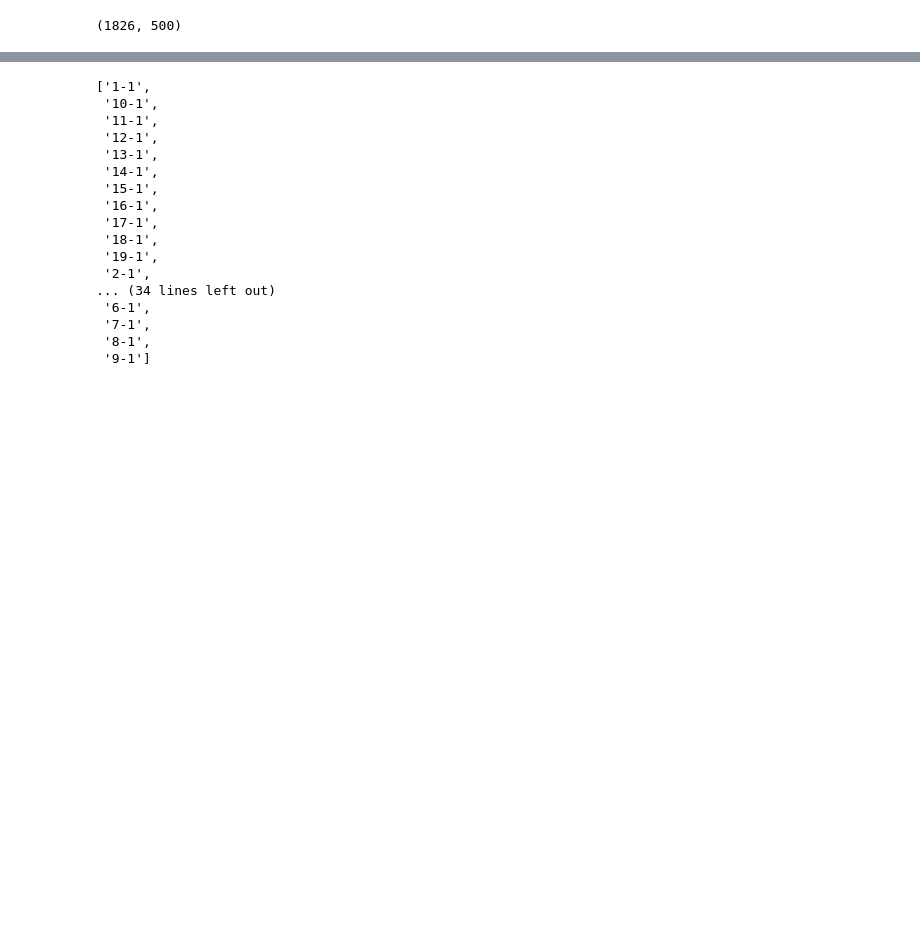
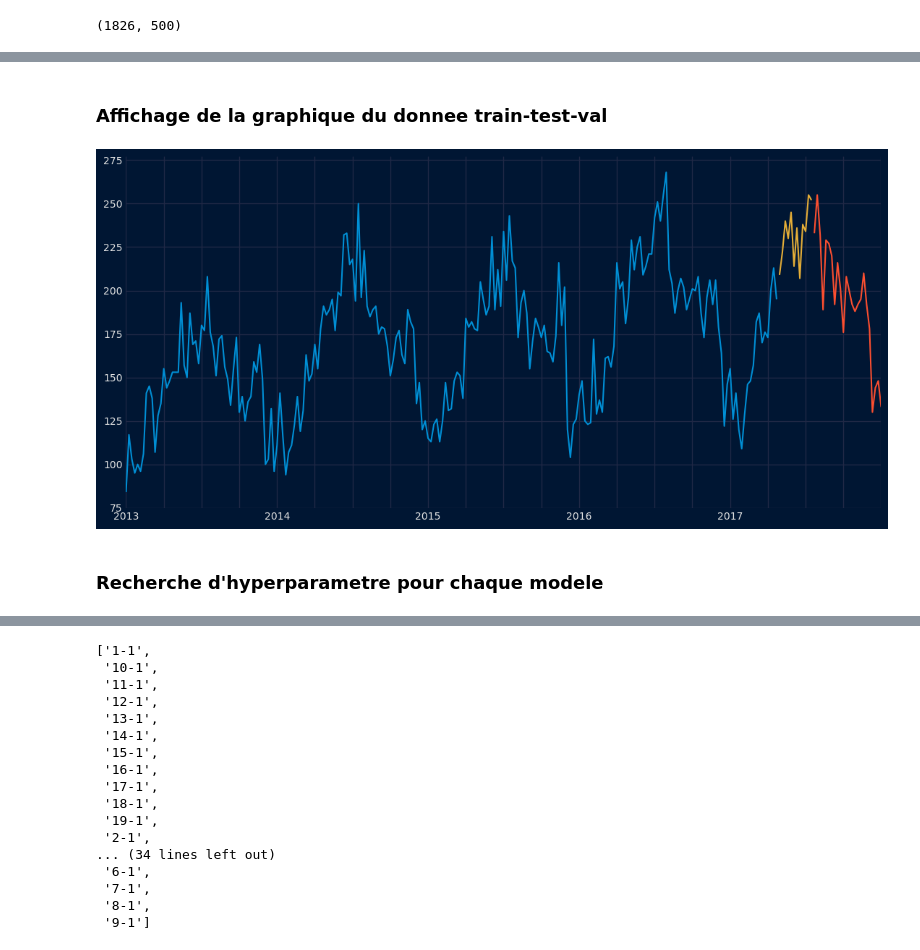
Before and after one commit to AinaRazafinjato/data-science-predistock, a Jupyter notebook: notebook/skforecast/Prevision multivarie dependante.ipynb, the cells around one changed output, grey strips where cells are left out. Saved outputs shown, nothing was run; the diff lists cells and outputs as text; code cells hidden in the pictures; blank space fills up the shorter version.

```diff
--- a/notebook/skforecast/Prevision multivarie dependante.ipynb
+++ b/notebook/skforecast/Prevision multivarie dependante.ipynb
@@ -206,0 +200,13 @@ Test shape: (24, 500)
+# %% [markdown]
+### Affichage de la graphique du donnee train-test-val
+# %%
+plt.figure(figsize=(12, 6))
+set_dark_theme()
+train_set.iloc[:,1].plot(label='train')
+test_set.iloc[:,1].plot(label='test')
+val_set.iloc[:,1].plot(label='test')
+plt.show();
+# %% [output]
+[figure, added]
+# %% [markdown]
+### Recherche d'hyperparametre pour chaque modele
```
Also changed, not shown: parts of 22 cells of this notebook.
